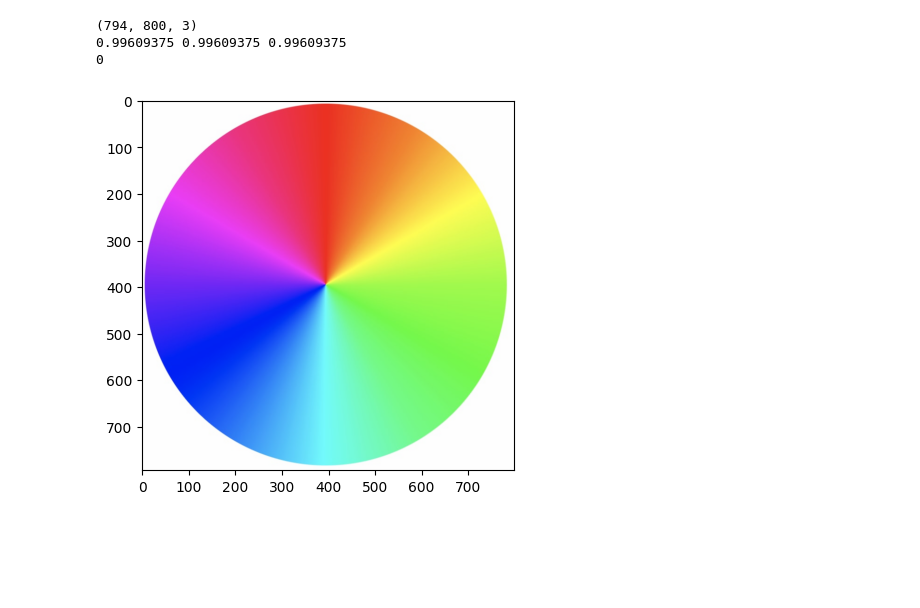
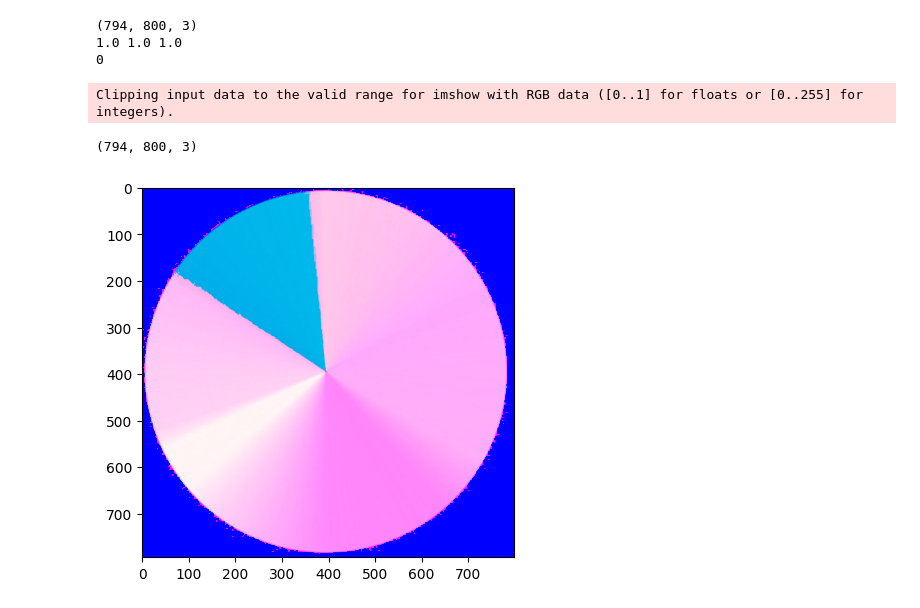
Before and after one commit to staubjoao/processamento_digital_imagens, a Jupyter notebook: trabalho01/main.ipynb, the cells around one changed output. Cells and saved outputs as stored; diff of their text form; code cells hidden in the pictures; blank space fills up the shorter version.

```diff
--- a/trabalho01/main.ipynb
+++ b/trabalho01/main.ipynb
@@ -3,19 +3,57 @@ import matplotlib.pyplot as plt
 import cv2
 import numpy as np
 # %%
-image = cv2.imread("circulo_cromatico.jpeg")
-image = cv2.cvtColor(image, cv2.COLOR_BGR2RGB)
-image = image/256
+img = cv2.imread("circulo_cromatico.jpeg")
+hsv_img = cv2.cvtColor(img, cv2.COLOR_RGB2HSV)
+img = cv2.cvtColor(img, cv2.COLOR_BGR2RGB)
+img = img/255
 # %%
-print(np.shape(image))
-print(image[0][0][0], image[0][0][1], image[0][0][2])
-print(np.argmax(image[0][0], axis=0))
+print(np.shape(img))
+print(img[0][0][0], img[0][0][1], img[0][0][2])
+print(np.argmax(img[0][0], axis=0))
 # %% [output]
 (794, 800, 3)
-0.99609375 0.99609375 0.99609375
+1.0 1.0 1.0
 0
-# %%
-plt.imshow(image)
-plt.show()
-# %% [output]
-[figure, removed]
+# %%
+def rgb_to_hsv(rgb):
+    r, g, b = rgb[0], rgb[1], rgb[2]
+    cmax = max(r, g, b)
+    cmin = min(r, g, b)
+
+    v = cmax
+
+    if v != 0:
+        s = v - cmin
+    else:
+        s = 0
+
+    h = 0
+    if v == r:
+        h = 60 * (g - b)/(v - cmin)
+    if v == g:
+        h = 120 + 60 * (b - r)/(v - cmin)
+    if v == b:
+        h = 240 + 60 * (r - g)/(v - cmin)
+
+
+    return h, s, v
+
+pixels = np.array(img)
+
+# Converter os pixels de RGB para HSV
+imagem_hsv = np.zeros_like(pixels, dtype=np.float32)
+for i in range(pixels.shape[0]):
+    for j in range(pixels.shape[1]):
+        aux = rgb_to_hsv(pixels[i, j])
+        imagem_hsv[i, j] = aux
+# %%
+print(np.shape(imagem_hsv))
+
+# Salvar a imagem convertida em HSV
+plt.imshow(imagem_hsv)
+plt.show()
+# %% [output]
+Clipping input data to the valid range for imshow with RGB data ([0..1] for floats or [0..255] for integers).
+(794, 800, 3)
+[figure, added]
```
Also changed, not shown: parts of 1 cell of this notebook, 1 other file.
